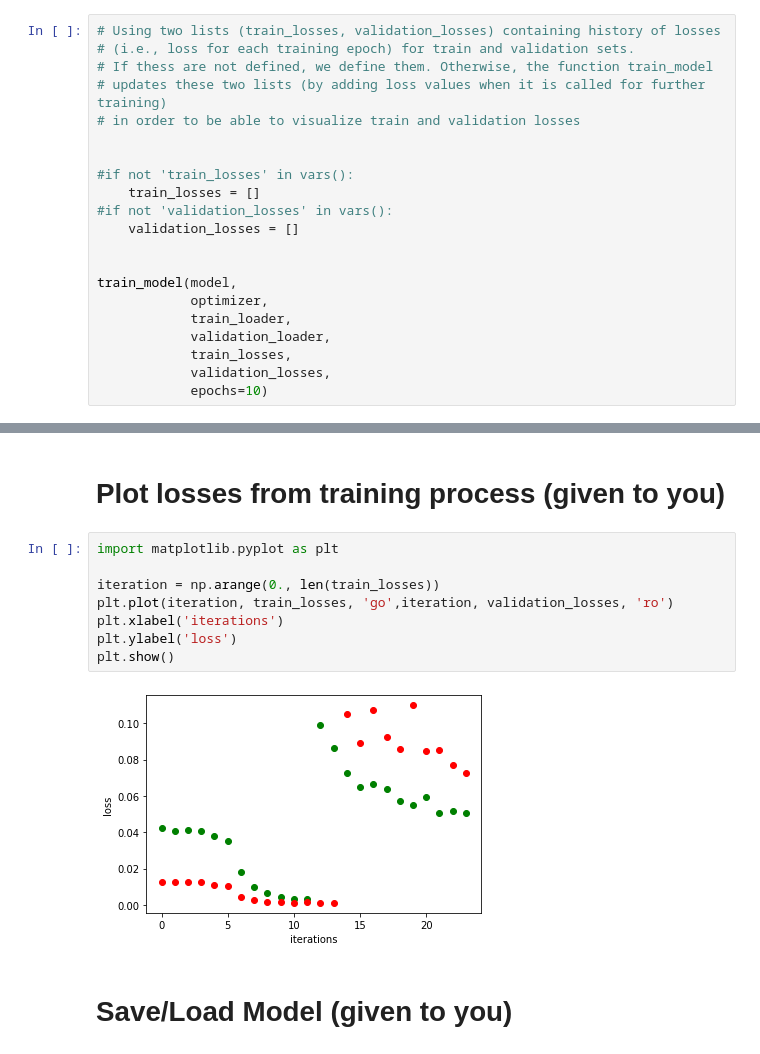
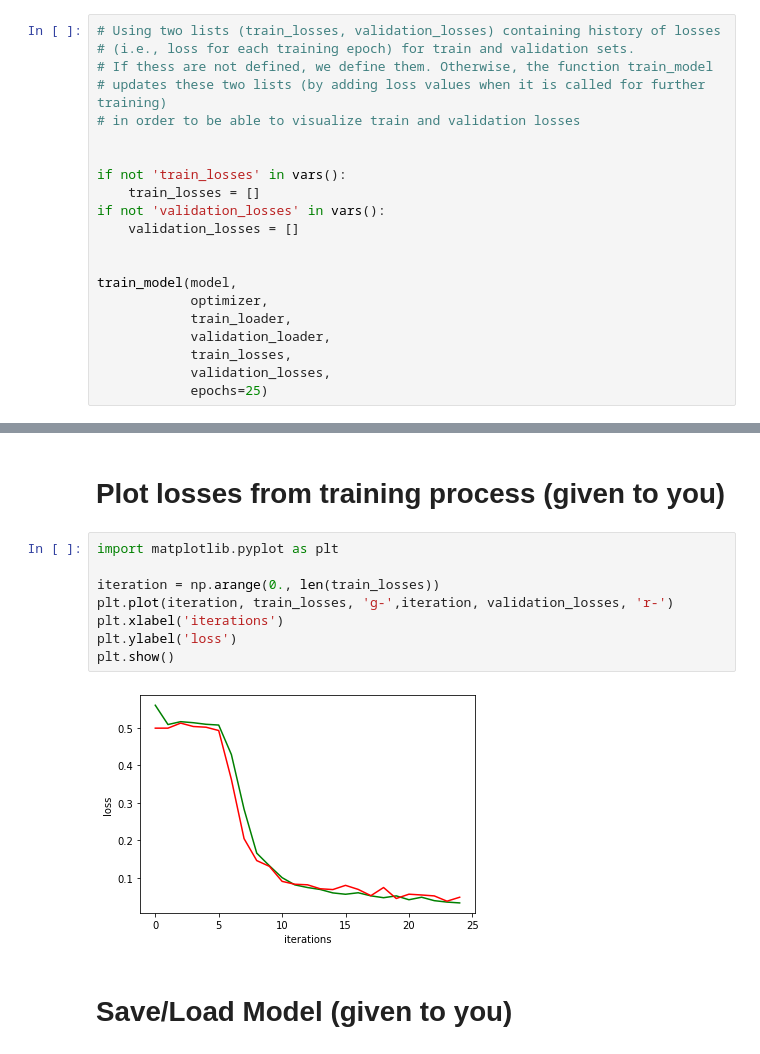
Before and after one commit to eidoil32/Deep-Learning---MTA-Course, a Jupyter notebook: Final Project/paint_the_circle_project.ipynb, the cells around one changed output, grey strips where cells are left out. Drawn from its saved outputs; the diff is of its cells as text.

```diff
--- a/Final Project/paint_the_circle_project.ipynb
+++ b/Final Project/paint_the_circle_project.ipynb
@@ -585,9 +568,9 @@ def train_model(model,
 # in order to be able to visualize train and validation losses
 
 
-#if not 'train_losses' in vars():
+if not 'train_losses' in vars():
     train_losses = []
-#if not 'validation_losses' in vars():
+if not 'validation_losses' in vars():
     validation_losses = []
 
 
@@ -597,5 +580,5 @@ train_model(model,
             validation_loader,
             train_losses,
             validation_losses,
-            epochs=10)
+            epochs=25)
 # %% [output]
@@ -621,13 +604,13 @@ Train Epoch: 2  Loss: 66.499679
 # %%
 import matplotlib.pyplot as plt
 
 iteration = np.arange(0., len(train_losses))
-plt.plot(iteration, train_losses, 'go',iteration, validation_losses, 'ro')
+plt.plot(iteration, train_losses, 'g-',iteration, validation_losses, 'r-')
 plt.xlabel('iterations')
 plt.ylabel('loss')
 plt.show()
 # %% [output]
-[figure, old version]
+[figure, new version]
 # %% [markdown]
 # Save/Load Model (given to you)
 # %%
```
Also changed, not shown: parts of 12 cells of this notebook, 10 other files.
